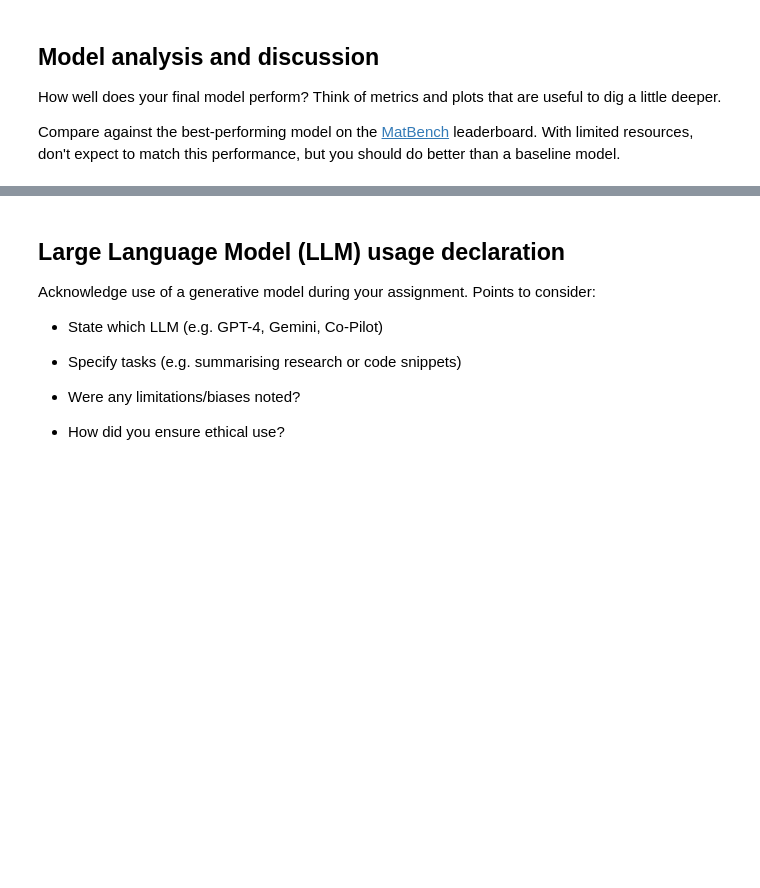
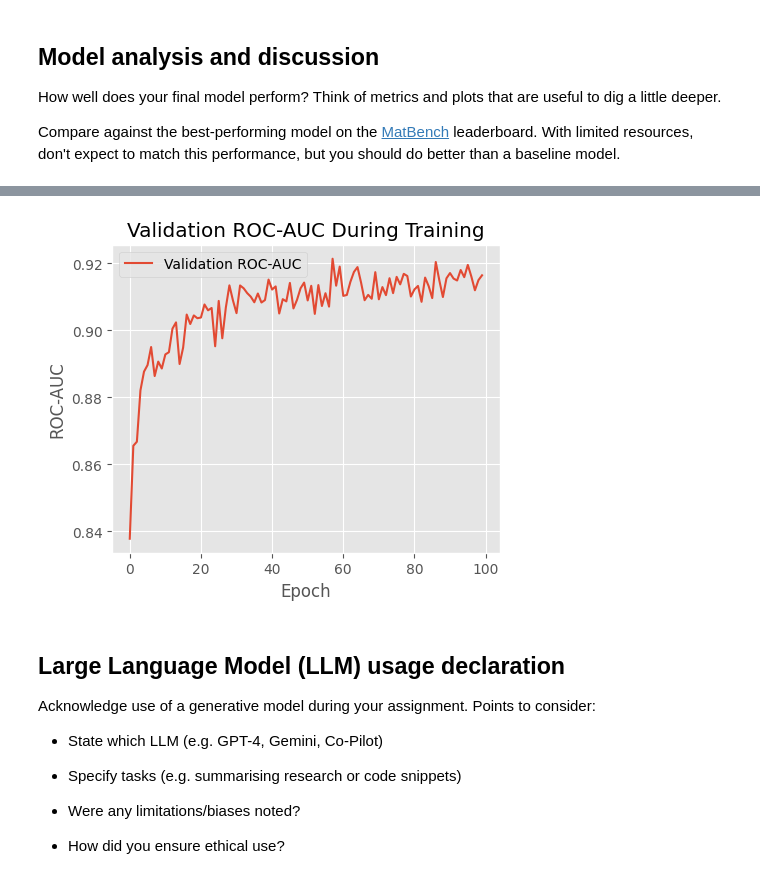
Before and after one commit to PhyTorch/Lecture, a Jupyter notebook: Research_Challenge.ipynb, the cells around one changed output, grey strips where cells are left out. Saved outputs shown, nothing was run; the diff lists cells and outputs as text; code cells hidden in the pictures; blank space fills up the shorter version.

```diff
--- a/Research_Challenge.ipynb
+++ b/Research_Challenge.ipynb
@@ -366,3 +601,14 @@ Compare against the best-performing model on the [MatBench](https://matbench.mat
+# %%
+# Validation ROC-AUC during training
+plt.figure(figsize=(5, 4))
+plt.plot(best_history["val_roc_auc"], label="Validation ROC-AUC")
+plt.xlabel("Epoch")
+plt.ylabel("ROC-AUC")
+plt.title("Validation ROC-AUC During Training")
+plt.legend()
+plt.show()
+# %% [output]
+[figure, added]
 # %% [markdown]
 ## Large Language Model (LLM) usage declaration
 
```
Also changed, not shown: parts of 14 cells of this notebook.
